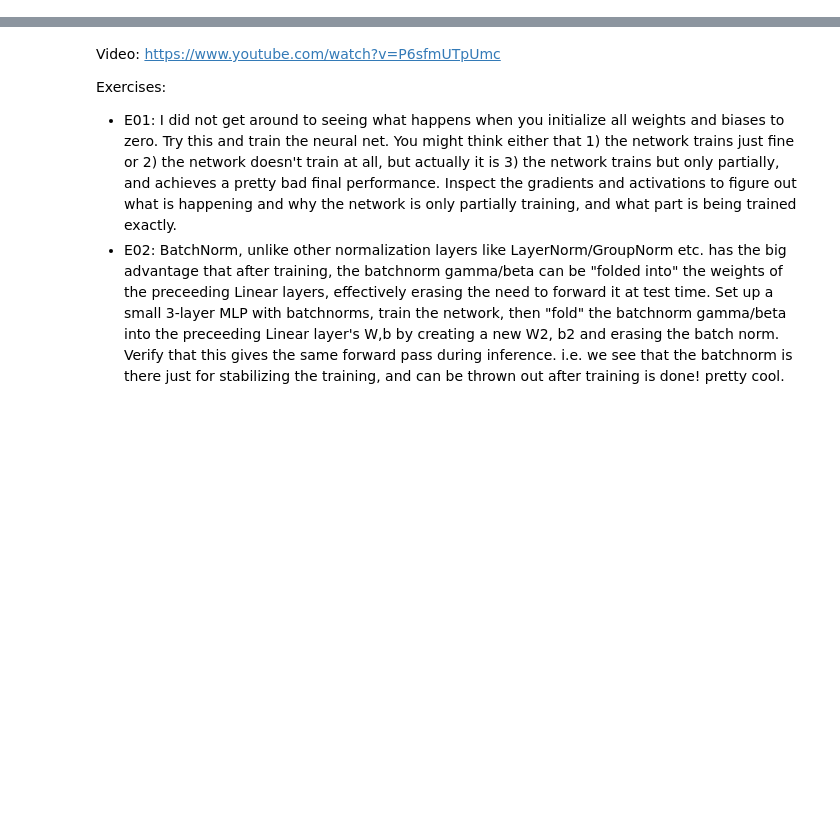
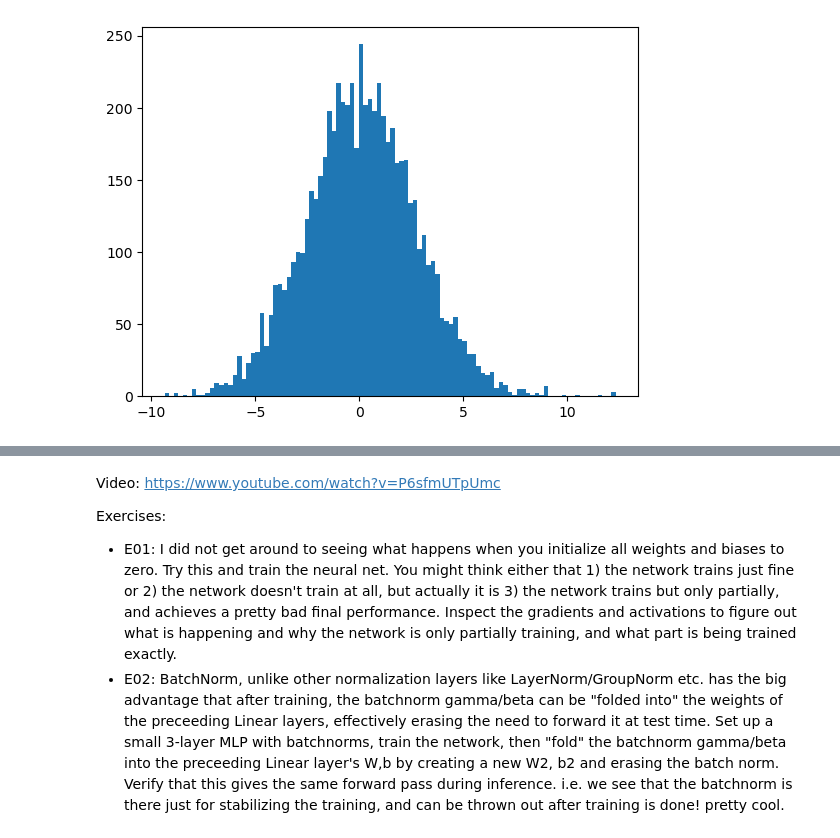
Before and after one commit to osamja/zero-to-hero, a Jupyter notebook: lecture_4_activation_gradients.ipynb, the cells around one changed output, grey strips where cells are left out. Saved outputs shown, nothing was run; the diff lists cells and outputs as text; code cells hidden in the pictures; blank space fills up the shorter version.

```diff
--- a/lecture_4_activation_gradients.ipynb
+++ b/lecture_4_activation_gradients.ipynb
@@ -2,0 +158,6 @@ sammy = ''
+# %%
+# Let's view the distribution of the first hidden layer pre-activation
+hpreact_values = hpreact.view(-1).tolist()
+plt.hist(hpreact_values, bins=100);
+# %% [output]
+[figure, added]
```
Also changed, not shown: parts of 33 cells of this notebook, 3 other files.
